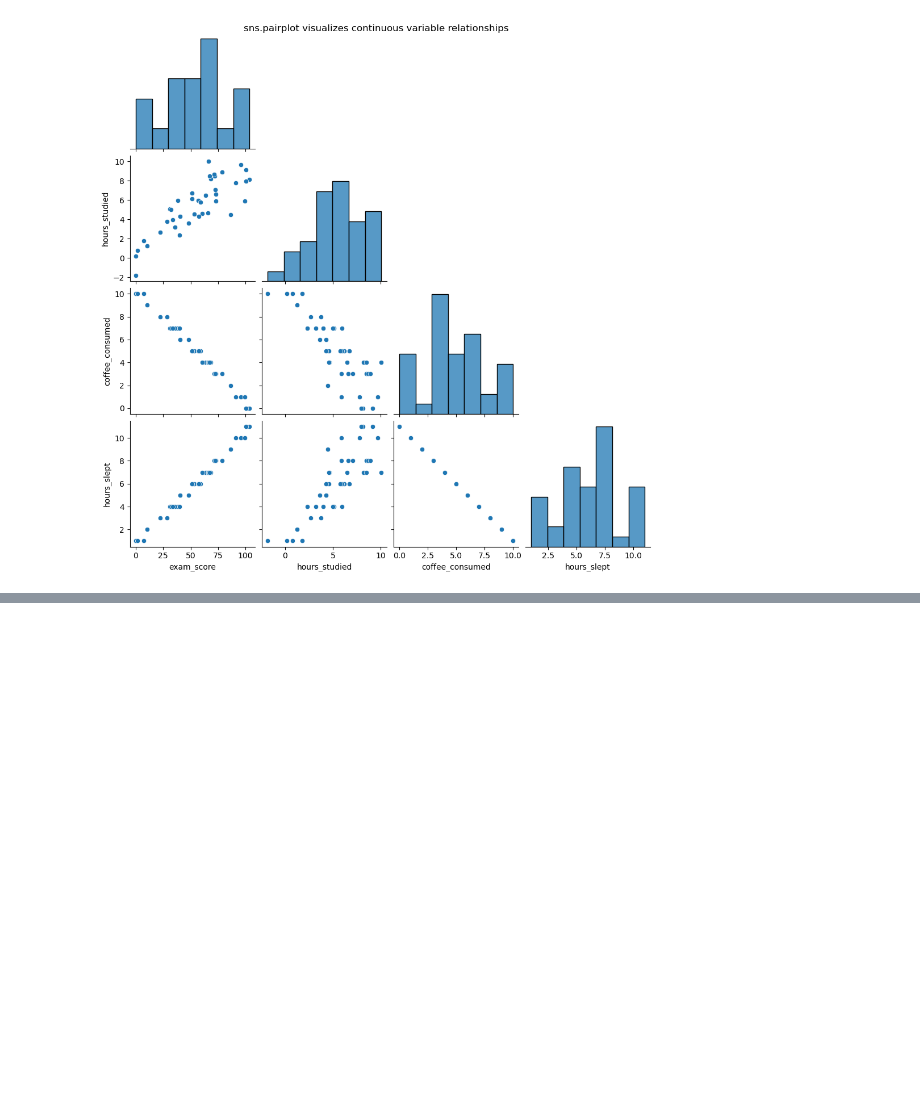
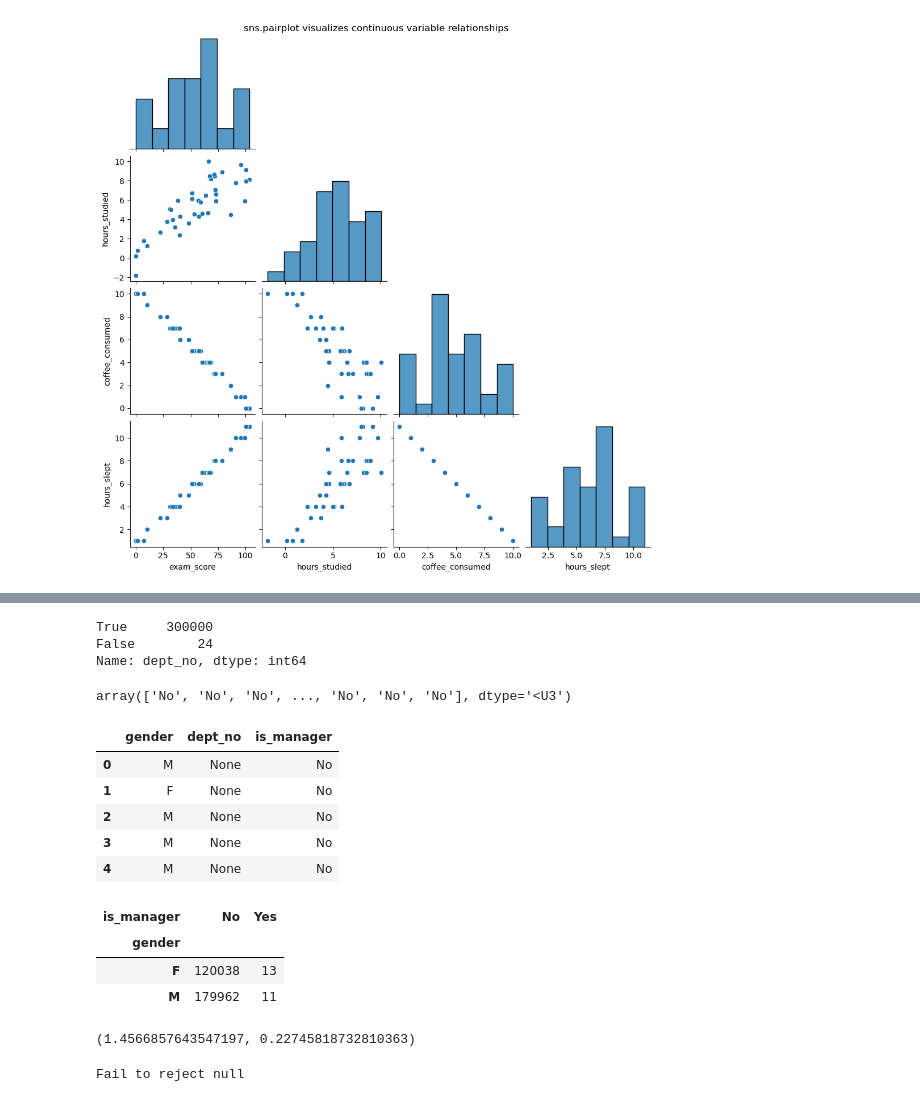
Before and after one commit to jorgellopez38/statistics-exercises, a Jupyter notebook: Hypothesis_testing.ipynb, the cells around one changed output, grey strips where cells are left out. Cells and saved outputs as stored; diff of their text form; code cells hidden in the pictures; blank space fills up the shorter version.

```diff
--- a/Hypothesis_testing.ipynb
+++ b/Hypothesis_testing.ipynb
@@ -1261,0 +1479,40 @@ There is a moderate correlation between days and reaction time
+# %%
+employees_df['dept_no'].isna().value_counts()
+# %% [output]
+True     300000
+False        24
+Name: dept_no, dtype: int64
+# %%
+np.where(employees_df['dept_no'].isna(), 'No', 'Yes')
+# %% [output]
+array(['No', 'No', 'No', ..., 'No', 'No', 'No'], dtype='<U3')
+# %%
+employees_df['is_manager'] = np.where(employees_df['dept_no'].isna(), 'No', 'Yes')
+employees_df.head()
+# %% [output]
+|  | gender | dept_no | is_manager |
+| 0 | M | None | No |
+| 1 | F | None | No |
+| 2 | M | None | No |
+| 3 | M | None | No |
+| 4 | M | None | No |
+# %%
+observed = pd.crosstab(employees_df['gender'] , employees_df['is_manager'])
+observed
+# %% [output]
+| is_manager | No | Yes |
+| gender |  |  |
+| F | 120038 | 13 |
+| M | 179962 | 11 |
+# %%
+chi2, p, degf, expected = stats.chi2_contingency(pd.crosstab(employees_df['gender'] , employees_df['is_manager']))
+chi2, p
+# %% [output]
+(1.4566857643547197, 0.22745818732810363)
+# %%
+if p < alpha:
+    print('Reject the null')
+else:
+    print('Fail to reject null')
+# %% [output]
+Fail to reject null
```
Also changed, not shown: parts of 161 cells of this notebook.
